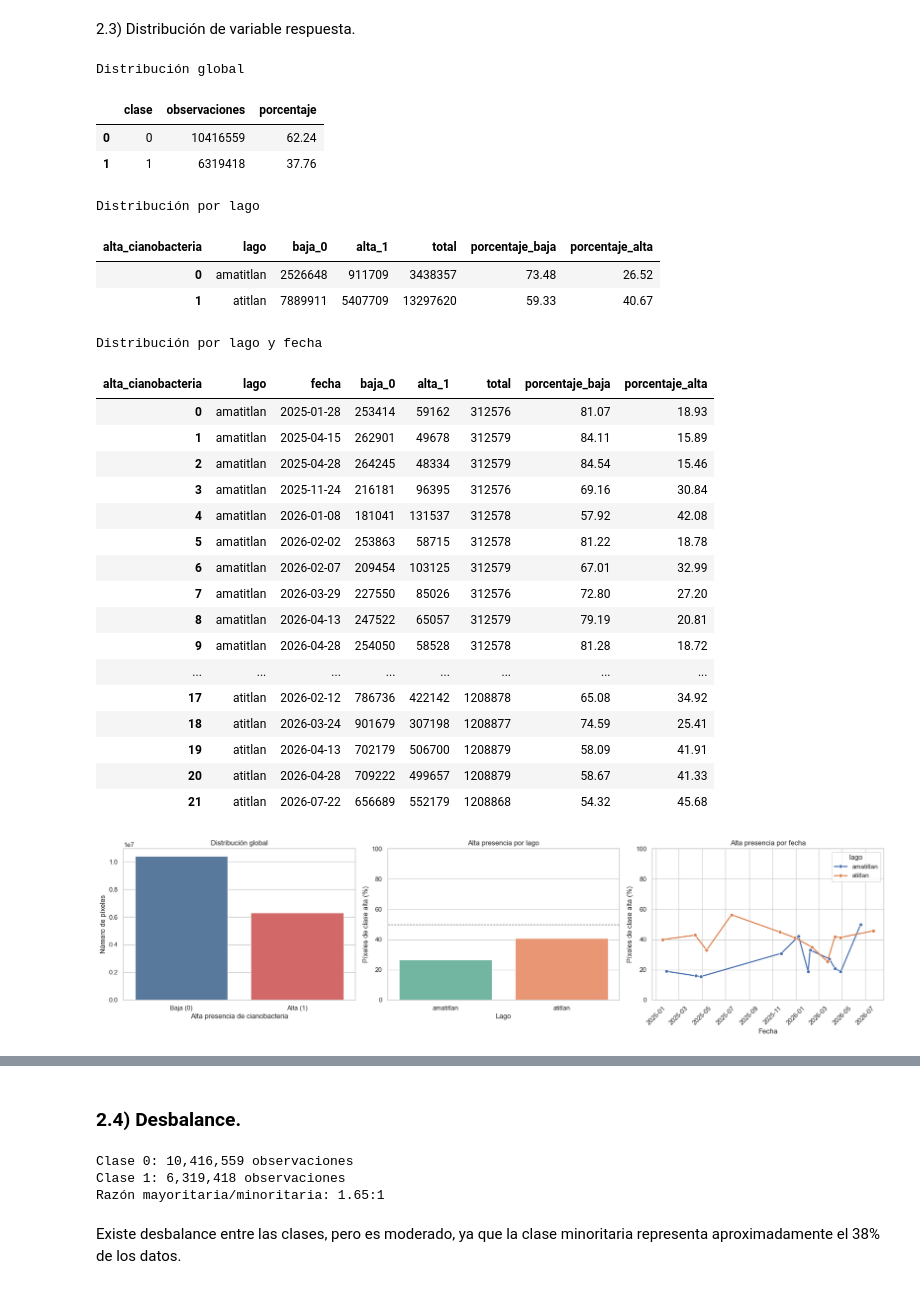
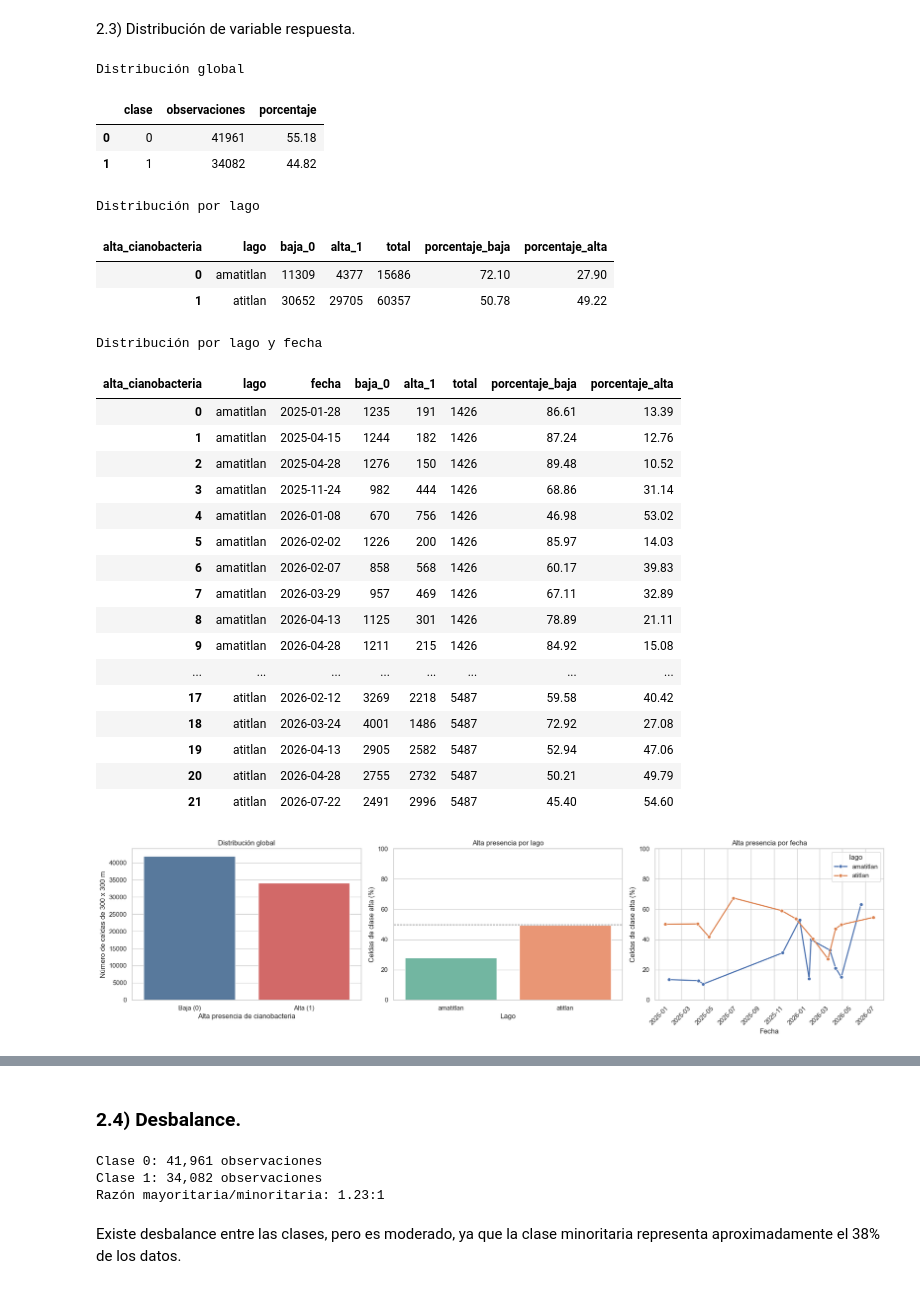
Before and after one commit to ricrod01/Laboratorio_4_2_DS, a Jupyter notebook: inciso_2.ipynb, the cells around one changed output, grey strips where cells are left out. Cells and saved outputs as stored; diff of their text form; code cells hidden in the pictures.

Commit message:
Inciso 2
Se realizaron modificaciones de pixeles

```diff
--- a/inciso_2.ipynb
+++ b/inciso_2.ipynb
@@ -25,6 +25,7 @@ FECHAS = {
         }
 
 UMBRAL_CHLA = 12.0
+TAMANO_CELDA_METROS = 300  # Cada observación representa una celda de 300 x 300 m
 # %% [markdown]
 ### Funciones para leer Rasters.
 # %%
@@ -114,7 +115,7 @@ for lago, fechas_lago in FECHAS.items():
         # Se truncan los valores.
         chl_a = np.clip(chl_a, 0, 500)
 
-        # Se clasifican los datos válidos
+        # Se identifican los píxeles válidos que se agregarán en celdas de 300 x 300 m.
         mascara_valida = (np.isfinite(b03) & np.isfinite(b04) & np.isfinite(b05) & np.isfinite(b08) & np.isfinite(ndci)
                           & np.isfinite(chl_a) & (b03 >= 0) & (b04 >= 0) & (b05 >= 0) & (b08 >= 0) & ((b03 + b04 + b05 + b08) > 0))
         filas, columnas = np.where(mascara_valida)
@@ -126,11 +127,27 @@ for lago, fechas_lago in FECHAS.items():
         coordenada_x = (transformacion.c  + (columnas + 0.5) * transformacion.a + (filas + 0.5) * transformacion.b)
         coordenada_y = (transformacion.f + (columnas + 0.5) * transformacion.d + (filas + 0.5) * transformacion.e)
 
-        # Se crea el DataFrame con los datos.
-        tabla_fecha = pd.DataFrame({"lago": lago, "fecha": pd.to_datetime(fecha), "fila": filas, "columna": columnas,
-                                    "x": coordenada_x, "y": coordenada_y, "ndci": ndci[mascara_valida],
-                                    "chl_a_estimada": chl_a[mascara_valida]})
+        # La agrupación de 300 x 300 se expresa en metros; por ello el CRS debe ser proyectado.
+        if referencia["crs"] is None or not referencia["crs"].is_projected:
+            raise ValueError(f"El raster {ruta_b03.name} debe tener un CRS proyectado en metros.")
+
+        # Se asigna cada píxel a una celda espacial fija de 300 x 300 m.
+        tabla_pixeles = pd.DataFrame({"x_pixel": coordenada_x, "y_pixel": coordenada_y,
+                                       "ndci": ndci[mascara_valida], "chl_a_estimada": chl_a[mascara_valida]})
+        tabla_pixeles["celda_columna"] = np.floor(tabla_pixeles["x_pixel"] / TAMANO_CELDA_METROS).astype("int64")
+        tabla_pixeles["celda_fila"] = np.floor(tabla_pixeles["y_pixel"] / TAMANO_CELDA_METROS).astype("int64")
+
+        # Una fila final por celda: se promedian NDCI y clorofila-a de sus píxeles válidos.
+        tabla_fecha = (tabla_pixeles.groupby(["celda_fila", "celda_columna"], as_index=False)
+                       .agg(ndci=("ndci", "mean"), chl_a_estimada=("chl_a_estimada", "mean"),
+                            pixeles_validos=("chl_a_estimada", "size")))
+        tabla_fecha["lago"] = lago
+        tabla_fecha["fecha"] = pd.to_datetime(fecha)
+        tabla_fecha["x"] = (tabla_fecha["celda_columna"] + 0.5) * TAMANO_CELDA_METROS
+        tabla_fecha["y"] = (tabla_fecha["celda_fila"] + 0.5) * TAMANO_CELDA_METROS
         tabla_fecha["alta_cianobacteria"] = (tabla_fecha["chl_a_estimada"] >= UMBRAL_CHLA).astype("int8")
+        tabla_fecha = tabla_fecha[["lago", "fecha", "celda_fila", "celda_columna", "x", "y",
+                                   "ndci", "chl_a_estimada", "pixeles_validos", "alta_cianobacteria"]]
 
         resultados.append(tabla_fecha)
 
@@ -190,59 +207,59 @@ display(distribucion_fecha.round(2))
 # %% [output]
 Distribución global
 |  | clase | observaciones | porcentaje |
-| 0 | 0 | 10416559 | 62.24 |
-| 1 | 1 | 6319418 | 37.76 |
+| 0 | 0 | 41961 | 55.18 |
+| 1 | 1 | 34082 | 44.82 |
 Distribución por lago
 | alta_cianobacteria | lago | baja_0 | alta_1 | total | porcentaje_baja | porcentaje_alta |
-| 0 | amatitlan | 2526648 | 911709 | 3438357 | 73.48 | 26.52 |
-| 1 | atitlan | 7889911 | 5407709 | 13297620 | 59.33 | 40.67 |
+| 0 | amatitlan | 11309 | 4377 | 15686 | 72.10 | 27.90 |
+| 1 | atitlan | 30652 | 29705 | 60357 | 50.78 | 49.22 |
 Distribución por lago y fecha
 | alta_cianobacteria | lago | fecha | baja_0 | alta_1 | total | porcentaje_baja | porcentaje_alta |
-| 0 | amatitlan | 2025-01-28 | 253414 | 59162 | 312576 | 81.07 | 18.93 |
-| 1 | amatitlan | 2025-04-15 | 262901 | 49678 | 312579 | 84.11 | 15.89 |
-| 2 | amatitlan | 2025-04-28 | 264245 | 48334 | 312579 | 84.54 | 15.46 |
-| 3 | amatitlan | 2025-11-24 | 216181 | 96395 | 312576 | 69.16 | 30.84 |
-| 4 | amatitlan | 2026-01-08 | 181041 | 131537 | 312578 | 57.92 | 42.08 |
-| 5 | amatitlan | 2026-02-02 | 253863 | 58715 | 312578 | 81.22 | 18.78 |
-| 6 | amatitlan | 2026-02-07 | 209454 | 103125 | 312579 | 67.01 | 32.99 |
-| 7 | amatitlan | 2026-03-29 | 227550 | 85026 | 312576 | 72.80 | 27.20 |
-| 8 | amatitlan | 2026-04-13 | 247522 | 65057 | 312579 | 79.19 | 20.81 |
-| 9 | amatitlan | 2026-04-28 | 254050 | 58528 | 312578 | 81.28 | 18.72 |
+| 0 | amatitlan | 2025-01-28 | 1235 | 191 | 1426 | 86.61 | 13.39 |
+| 1 | amatitlan | 2025-04-15 | 1244 | 182 | 1426 | 87.24 | 12.76 |
+| 2 | amatitlan | 2025-04-28 | 1276 | 150 | 1426 | 89.48 | 10.52 |
+| 3 | amatitlan | 2025-11-24 | 982 | 444 | 1426 | 68.86 | 31.14 |
+| 4 | amatitlan | 2026-01-08 | 670 | 756 | 1426 | 46.98 | 53.02 |
+| 5 | amatitlan | 2026-02-02 | 1226 | 200 | 1426 | 85.97 | 14.03 |
+| 6 | amatitlan | 2026-02-07 | 858 | 568 | 1426 | 60.17 | 39.83 |
+| 7 | amatitlan | 2026-03-29 | 957 | 469 | 1426 | 67.11 | 32.89 |
+| 8 | amatitlan | 2026-04-13 | 1125 | 301 | 1426 | 78.89 | 21.11 |
+| 9 | amatitlan | 2026-04-28 | 1211 | 215 | 1426 | 84.92 | 15.08 |
 | ... | ... | ... | ... | ... | ... | ... | ... |
-| 17 | atitlan | 2026-02-12 | 786736 | 422142 | 1208878 | 65.08 | 34.92 |
-| 18 | atitlan | 2026-03-24 | 901679 | 307198 | 1208877 | 74.59 | 25.41 |
-| 19 | atitlan | 2026-04-13 | 702179 | 506700 | 1208879 | 58.09 | 41.91 |
-| 20 | atitlan | 2026-04-28 | 709222 | 499657 | 1208879 | 58.67 | 41.33 |
-| 21 | atitlan | 2026-07-22 | 656689 | 552179 | 1208868 | 54.32 | 45.68 |
+| 17 | atitlan | 2026-02-12 | 3269 | 2218 | 5487 | 59.58 | 40.42 |
+| 18 | atitlan | 2026-03-24 | 4001 | 1486 | 5487 | 72.92 | 27.08 |
+| 19 | atitlan | 2026-04-13 | 2905 | 2582 | 5487 | 52.94 | 47.06 |
+| 20 | atitlan | 2026-04-28 | 2755 | 2732 | 5487 | 50.21 | 49.79 |
+| 21 | atitlan | 2026-07-22 | 2491 | 2996 | 5487 | 45.40 | 54.60 |
 # %%
 sns.set_theme(style="whitegrid")
 fig, axes = plt.subplots(1, 3, figsize=(19, 5))
 
 # Gráficos
 sns.countplot(data=df_respuesta, x="alta_cianobacteria", hue="alta_cianobacteria", palette={0: "#4C78A8", 1: "#E45756"}, legend=False, ax=axes[0])
 axes[0].set_title("Distribución global")
 axes[0].set_xlabel("Alta presencia de cianobacteria")
-axes[0].set_ylabel("Número de píxeles")
+axes[0].set_ylabel("Número de celdas de 300 x 300 m")
 axes[0].set_xticks([0, 1], ["Baja (0)", "Alta (1)"])
 
 sns.barplot(data=distribucion_lago, x="lago", y="porcentaje_alta", hue="lago", palette="Set2", legend=False, ax=axes[1])
 axes[1].axhline(50, color="black", linestyle="--", linewidth=1)
 axes[1].set_title("Alta presencia por lago")
 axes[1].set_xlabel("Lago")
-axes[1].set_ylabel("Píxeles de clase alta (%)")
+axes[1].set_ylabel("Celdas de clase alta (%)")
 axes[1].set_ylim(0, 100)
 
 sns.lineplot(data=distribucion_fecha,x="fecha", y="porcentaje_alta", hue="lago", marker="o", linewidth=2, ax=axes[2])
 axes[2].set_title("Alta presencia por fecha")
 axes[2].set_xlabel("Fecha")
-axes[2].set_ylabel("Píxeles de clase alta (%)")
+axes[2].set_ylabel("Celdas de clase alta (%)")
 axes[2].set_ylim(0, 100)
 axes[2].tick_params(axis="x", rotation=45)
 
 plt.tight_layout()
 plt.show()
 # %% [output]
-[figure, old version]
+[figure, new version]
 # %% [markdown]
 Global: La mayor parte de los lagos tiene concentraciones bajas de clorofila-a.
 Lagos: Ambos lagos tienen la mayor parte con concentraciones bajas de clorofila-a, pero el lago de Atitlán tiene mayor porcentaje.
@@ -264,9 +281,9 @@ print(f"Clase 0: {conteos[0]:,} observaciones")
 print(f"Clase 1: {conteos[1]:,} observaciones")
 print(f"Razón mayoritaria/minoritaria: {razon_desbalance:.2f}:1")
 # %% [output]
-Clase 0: 10,416,559 observaciones
-Clase 1: 6,319,418 observaciones
-Razón mayoritaria/minoritaria: 1.65:1
+Clase 0: 41,961 observaciones
+Clase 1: 34,082 observaciones
+Razón mayoritaria/minoritaria: 1.23:1
 # %% [markdown]
 Existe desbalance entre las clases, pero es moderado, ya que la clase minoritaria representa aproximadamente el 38% de los datos.
 # %% [markdown]
```
Also changed, not shown: parts of 2 cells of this notebook, 1 other file.
